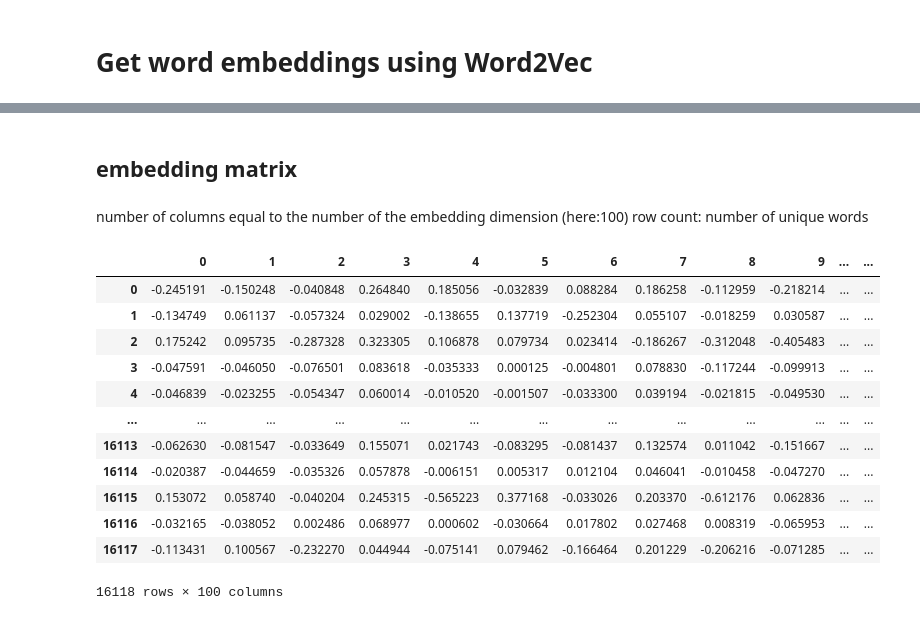
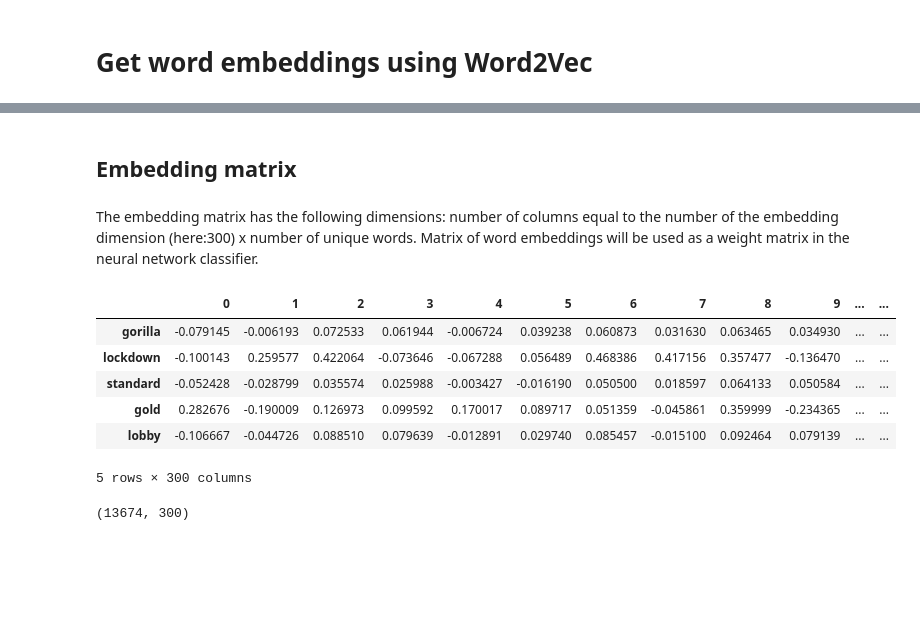
Before and after one commit to hanna-freuden/MusicLyrics, a Jupyter notebook: MusicLyrics Modelling - Part 2 - Word2Vec.ipynb, the cells around one changed output, grey strips where cells are left out. Drawn from its saved outputs; the diff is of its cells as text; code cells hidden in the pictures; blank space fills up the shorter version.

```diff
--- a/MusicLyrics Modelling - Part 2 - Word2Vec.ipynb
+++ b/MusicLyrics Modelling - Part 2 - Word2Vec.ipynb
@@ -13,12 +24,12 @@ df = pd.DataFrame(pd.read_pickle('df_tokenized'))
 # %%
 #preprocessing - gensim requires list of list representation
-df.head()
+
 token_list=[]
-for r in df['tokens']:
+for r in X_train:
     token_list.append(r)
 # %%
 #train gensim word2vec model
-model = Word2Vec(token_list, min_count=1,workers=3, window =3, sg = 1)
+model = Word2Vec(token_list,vector_size=300,window=8, min_count=1, sg=1)
 # %%
 print("size of word vector: ", len(model.wv['love']))
 # %% [output]
@@ -47,7 +58,7 @@ model.wv.most_similar('love')
 # %%
 #set of all tokens
 tokens=[]
-for r in df.tokens:
+for r in X_train:
     for token in r:
         tokens.append(token)
 set_tokens=set(tokens)
@@ -81,8 +92,7 @@ cosine_distance(model,'love',set_tokens,5)
 # %% [markdown]
-## embedding matrix
+## Embedding matrix
 # %% [markdown]
-number of columns equal to the number of the embedding dimension (here:100)
-row count: number of unique words
+The embedding matrix has the following dimensions: number of columns equal to the number of the embedding dimension (here:300) x number of unique words. Matrix of word embeddings will be used as a weight matrix in the neural network classifier.
 # %%
 #use word vectors as features
 def get_word_vectors(model, set_tokens):
@@ -90,23 +100,22 @@ def get_word_vectors(model, set_tokens):
     for token in set_tokens:
         wv.append(model.wv[token])
 
-    wv=pd.DataFrame(wv)
+    wv=pd.DataFrame(wv, index=list(set_tokens))
+
     return wv
 
 df_wv=get_word_vectors(model,set_tokens)
 # %%
-df_wv
+df_wv.head()
 # %% [output]
 |  | 0 | 1 | 2 | 3 | 4 | 5 | 6 | 7 | 8 | 9 | ... | ... |
-| 0 | -0.245191 | -0.150248 | -0.040848 | 0.264840 | 0.185056 | -0.032839 | 0.088284 | 0.186258 | -0.112959 | -0.218214 | ... | ... |
-| 1 | -0.134749 | 0.061137 | -0.057324 | 0.029002 | -0.138655 | 0.137719 | -0.252304 | 0.055107 | -0.018259 | 0.030587 | ... | ... |
-| 2 | 0.175242 | 0.095735 | -0.287328 | 0.323305 | 0.106878 | 0.079734 | 0.023414 | -0.186267 | -0.312048 | -0.405483 | ... | ... |
-| 3 | -0.047591 | -0.046050 | -0.076501 | 0.083618 | -0.035333 | 0.000125 | -0.004801 | 0.078830 | -0.117244 | -0.099913 | ... | ... |
-| 4 | -0.046839 | -0.023255 | -0.054347 | 0.060014 | -0.010520 | -0.001507 | -0.033300 | 0.039194 | -0.021815 | -0.049530 | ... | ... |
-| ... | ... | ... | ... | ... | ... | ... | ... | ... | ... | ... | ... | ... |
-| 16113 | -0.062630 | -0.081547 | -0.033649 | 0.155071 | 0.021743 | -0.083295 | -0.081437 | 0.132574 | 0.011042 | -0.151667 | ... | ... |
-| 16114 | -0.020387 | -0.044659 | -0.035326 | 0.057878 | -0.006151 | 0.005317 | 0.012104 | 0.046041 | -0.010458 | -0.047270 | ... | ... |
-| 16115 | 0.153072 | 0.058740 | -0.040204 | 0.245315 | -0.565223 | 0.377168 | -0.033026 | 0.203370 | -0.612176 | 0.062836 | ... | ... |
-| 16116 | -0.032165 | -0.038052 | 0.002486 | 0.068977 | 0.000602 | -0.030664 | 0.017802 | 0.027468 | 0.008319 | -0.065953 | ... | ... |
-| 16117 | -0.113431 | 0.100567 | -0.232270 | 0.044944 | -0.075141 | 0.079462 | -0.166464 | 0.201229 | -0.206216 | -0.071285 | ... | ... |
+| gorilla | -0.079145 | -0.006193 | 0.072533 | 0.061944 | -0.006724 | 0.039238 | 0.060873 | 0.031630 | 0.063465 | 0.034930 | ... | ... |
+| lockdown | -0.100143 | 0.259577 | 0.422064 | -0.073646 | -0.067288 | 0.056489 | 0.468386 | 0.417156 | 0.357477 | -0.136470 | ... | ... |
+| standard | -0.052428 | -0.028799 | 0.035574 | 0.025988 | -0.003427 | -0.016190 | 0.050500 | 0.018597 | 0.064133 | 0.050584 | ... | ... |
+| gold | 0.282676 | -0.190009 | 0.126973 | 0.099592 | 0.170017 | 0.089717 | 0.051359 | -0.045861 | 0.359999 | -0.234365 | ... | ... |
+| lobby | -0.106667 | -0.044726 | 0.088510 | 0.079639 | -0.012891 | 0.029740 | 0.085457 | -0.015100 | 0.092464 | 0.079139 | ... | ... |
-16118 rows × 100 columns
+5 rows × 300 columns
+# %%
+df_wv.shape
+# %% [output]
+(13674, 300)
```
Also changed, not shown: parts of 17 cells of this notebook.
